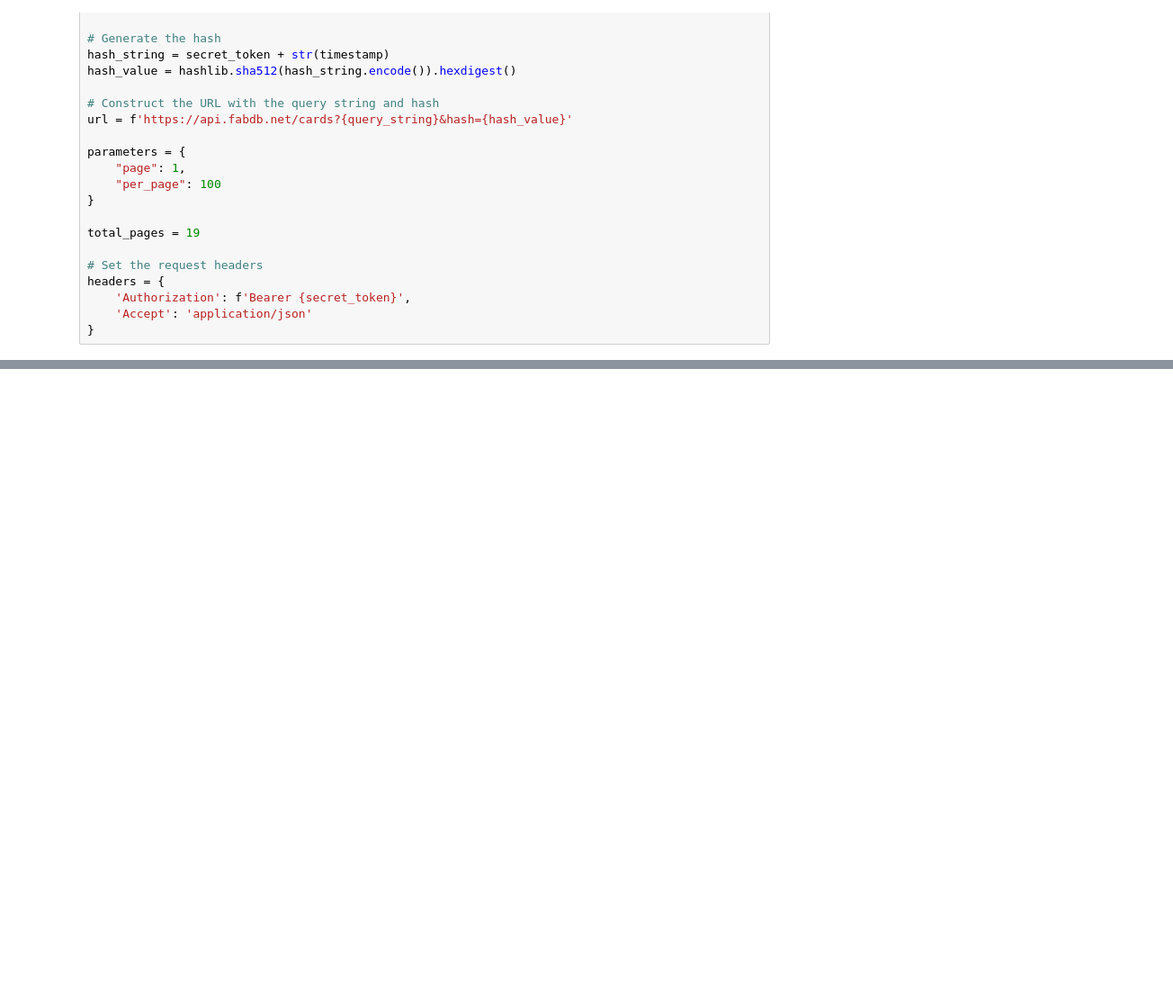
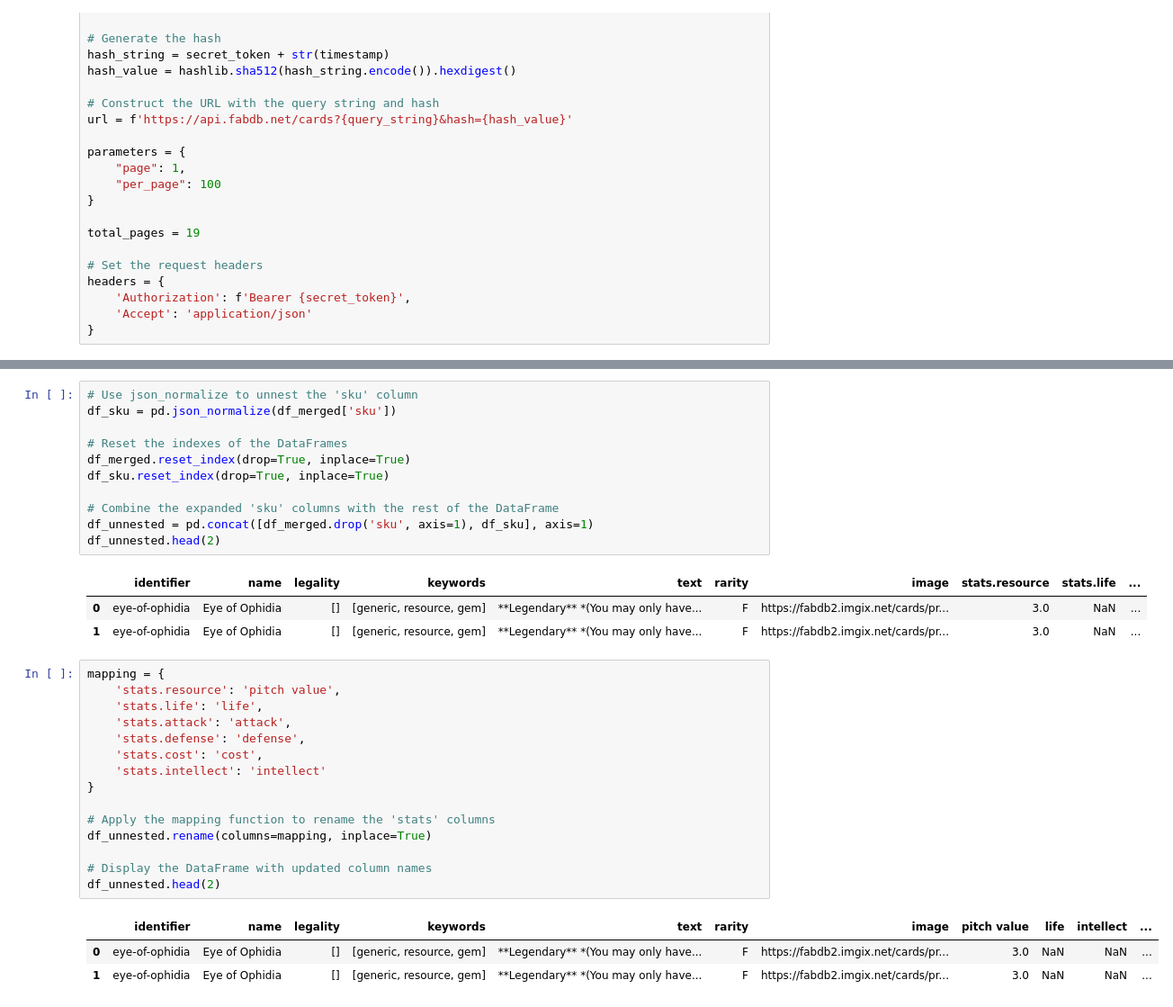
Before and after one commit to NMason1990/Data-Analysis-2-Capstone-Project, a Jupyter notebook: api-data-exploded1.ipynb, the cells around one changed output, grey strips where cells are left out. Shown at 90% size. Cells and saved outputs as stored; diff of their text form; blank space fills up the shorter version.

Commit message:
fixed issues, fixed scraper, preparing merge

```diff
--- a/api-data-exploded1.ipynb
+++ b/api-data-exploded1.ipynb
@@ -85,0 +83,34 @@ df_merged
+# %%
+# Use json_normalize to unnest the 'sku' column
+df_sku = pd.json_normalize(df_merged['sku'])
+
+# Reset the indexes of the DataFrames
+df_merged.reset_index(drop=True, inplace=True)
+df_sku.reset_index(drop=True, inplace=True)
+
+# Combine the expanded 'sku' columns with the rest of the DataFrame
+df_unnested = pd.concat([df_merged.drop('sku', axis=1), df_sku], axis=1)
+df_unnested.head(2)
+# %% [output]
+|  | identifier | name | legality | keywords | text | rarity | image | stats.resource | stats.life | ... |
+| 0 | eye-of-ophidia | Eye of Ophidia | [] | [generic, resource, gem] | **Legendary** *(You may only have... | F | https://fabdb2.imgix.net/cards/pr... | 3.0 | NaN | ... |
+| 1 | eye-of-ophidia | Eye of Ophidia | [] | [generic, resource, gem] | **Legendary** *(You may only have... | F | https://fabdb2.imgix.net/cards/pr... | 3.0 | NaN | ... |
+# %%
+mapping = {
+    'stats.resource': 'pitch value',
+    'stats.life': 'life',
+    'stats.attack': 'attack',
+    'stats.defense': 'defense',
+    'stats.cost': 'cost',
+    'stats.intellect': 'intellect'
+}
+
+# Apply the mapping function to rename the 'stats' columns
+df_unnested.rename(columns=mapping, inplace=True)
+
+# Display the DataFrame with updated column names
+df_unnested.head(2)
+# %% [output]
+|  | identifier | name | legality | keywords | text | rarity | image | pitch value | life | intellect | ... |
+| 0 | eye-of-ophidia | Eye of Ophidia | [] | [generic, resource, gem] | **Legendary** *(You may only have... | F | https://fabdb2.imgix.net/cards/pr... | 3.0 | NaN | NaN | ... |
+| 1 | eye-of-ophidia | Eye of Ophidia | [] | [generic, resource, gem] | **Legendary** *(You may only have... | F | https://fabdb2.imgix.net/cards/pr... | 3.0 | NaN | NaN | ... |
```
Also changed, not shown: parts of 7 cells of this notebook, 2 other files.
